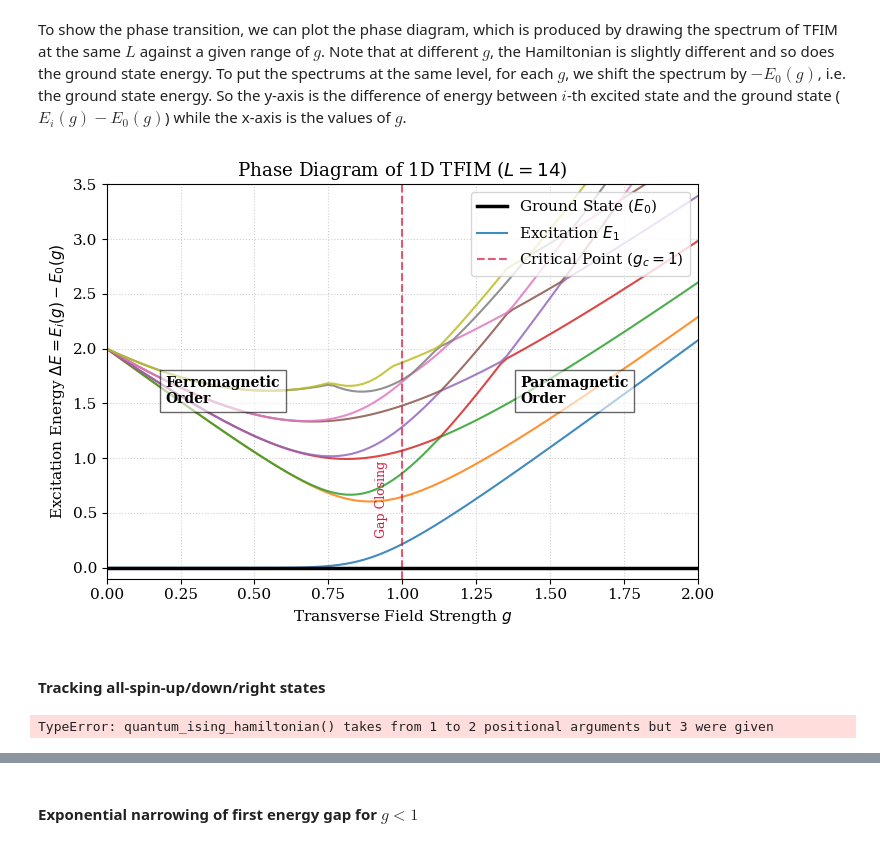
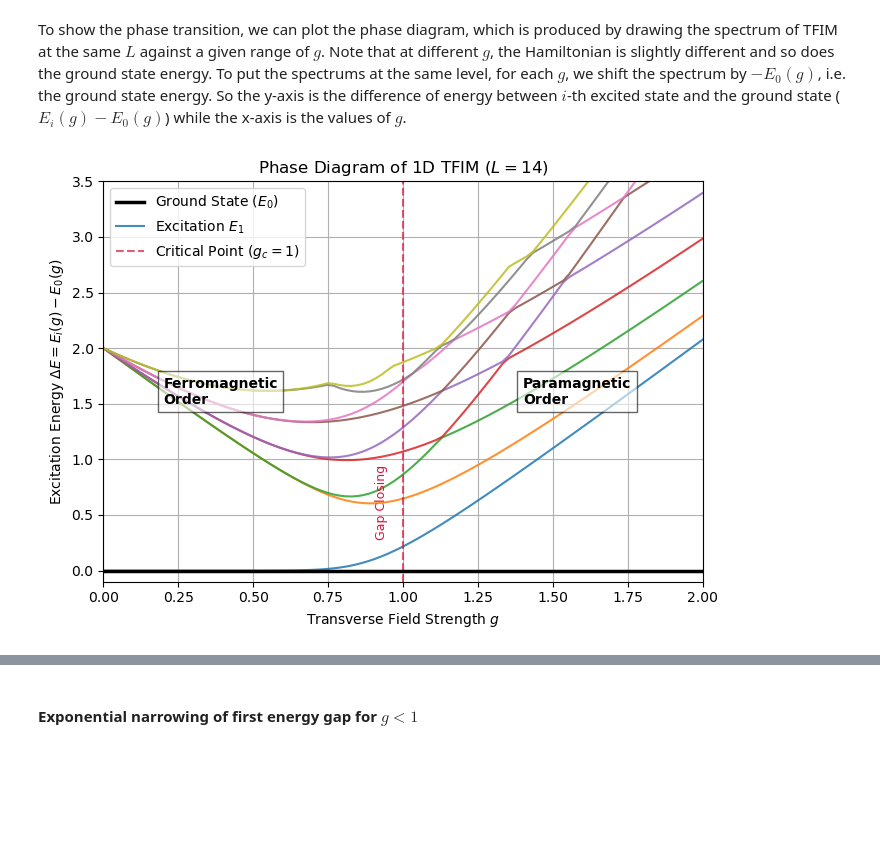
Before and after one commit to tszchun-work/quantum-spin-chain-ED, a Jupyter notebook: ED_quantumIsing/ED_quantumIsing.ipynb, the cells around one changed output, grey strips where cells are left out. Saved outputs shown, nothing was run; the diff lists cells and outputs as text; code cells hidden in the pictures; blank space fills up the shorter version.

```diff
--- a/ED_quantumIsing/ED_quantumIsing.ipynb
+++ b/ED_quantumIsing/ED_quantumIsing.ipynb
@@ -243,77 +243,43 @@ To show the phase transition, we can plot the phase diagram, which is produced b
 L = 14
 g_values = np.linspace(0.0, 2.0, 100)
 k = 10
-energies_grid = np.zeros((len(g_values), k))
+E_values = np.zeros((len(g_values), k))
 filename = "quantum_ising_data.h5"
 with h5py.File(filename, "r") as f:
     for idx, g in enumerate(g_values):
         for i in range(k):
-            energies_grid[idx, i] = f[f"L_{L}/g_{g}/energies"][:][i]
+            E_values[idx, i] = f[f"L_{L}/g_{g}/energies"][:][i]
 
 
 # Plot the results
 plt.figure(figsize=(7, 5))
-E_0 = energies_grid[:, 0] # Ground state energy across g
+E_0 = E_values[:, 0] # Ground state energy across g
 
 # Plot the energy levels one by one
 for i in range(k):
-    E_i = energies_grid[:, i] - E_0
+    E_i = E_values[:, i] - E_0
 
     # Differentiate the ground state from excited states visually
     if i == 0:
         plt.plot(g_values, E_i, label="Ground State ($E_0$)", color="black", lw=2.5, zorder=3)
     else:
         plt.plot(g_values, E_i, label=f"Excitation $E_{i}$" if i==1 else "", lw=1.5, alpha=0.85)
 
-# Highlight Physics Regimes & Critical Point
-plt.axvline(x=1.0, color="crimson", linestyle="--", alpha=0.7, label="Critical Point ($g_c=1$)")
-
-# Annotate the phases
-plt.text(0.2, 1.5, "Ferromagnetic\nOrder", fontsize=10, weight='bold', bbox=dict(facecolor='white', alpha=0.6))
-plt.text(1.4, 1.5, "Paramagnetic\nOrder", fontsize=10, weight='bold', bbox=dict(facecolor='white', alpha=0.6))
-plt.text(0.95, 0.3, "Gap Closing", color="crimson", fontsize=9, rotation=90, ha='right')
+# Annotation
+plt.axvline(x=1.0, color="crimson", linestyle="--", alpha=0.7, label="Critical Point ($g_c=1$)") # transition pt.
+plt.text(0.95, 0.3, "Gap Closing", color="crimson", fontsize=9, rotation=90, ha='right') # transition pt.
+plt.text(0.2, 1.5, "Ferromagnetic\nOrder", fontsize=10, weight='bold', bbox=dict(facecolor='white', alpha=0.6)) # box
+plt.text(1.4, 1.5, "Paramagnetic\nOrder", fontsize=10, weight='bold', bbox=dict(facecolor='white', alpha=0.6)) # box
 
 # Labels and Styling
 plt.title(f"Phase Diagram of 1D TFIM ($L = {L}$)")
 plt.xlabel("Transverse Field Strength $g$")
 plt.ylabel("Excitation Energy $\Delta E = E_i(g) - E_0(g)$")
 plt.xlim(0, 2.0)
 plt.ylim(-0.1, 3.5)
-plt.grid(True, linestyle=":", alpha=0.6)
-plt.legend(loc="upper right", frameon=True)
-
+plt.grid(True)
+plt.legend()
 plt.tight_layout()
 plt.show()
 # %% [output]
-[figure, old version]
+[figure, new version]
-# %% [markdown]
-#### Tracking all-spin-up/down/right states
-# %%
-L = 10
-g = 0.1
-h_values = np.linspace(-1.0, 1.0, 100)
-num_levels = 10
-energies_grid = np.zeros((len(h_values), num_levels))
-filename = "quantum_ising_broken_data.h5"
-
-# Prepare all-up states and all-down states
-up_state = sp.csr_matrix([1, 0]).reshape(-1, 1)
-down_state = sp.csr_matrix([0, 1]).reshape(-1, 1)
-
-all_up_state = reduce(sp.kron, [up_state]*L)
-all_down_state = reduce(sp.kron, [down_state]*L)
-
-E_up = []
-E_down = []
-with h5py.File(filename, "r") as f:
-    for idx, h in enumerate(h_values):
-        # Load HDF5 data
-        for i in range(num_levels):
-            energies_grid[idx, i] = f[f"L_{L}/g_{g}/h_{h}/energies"][:][i]
-
-        # Compute the all_up energy
-        H = quantum_ising_hamiltonian(L, g, h)
-        E_up.append((all_up_state.conj().T @ H @ all_up_state).toarray()[0, 0])
-        E_down.append((all_down_state.conj().T @ H @ all_down_state).toarray()[0, 0])
-# %% [output]
-TypeError: quantum_ising_hamiltonian() takes from 1 to 2 positional arguments but 3 were given
```
Also changed, not shown: parts of 16 cells of this notebook.
